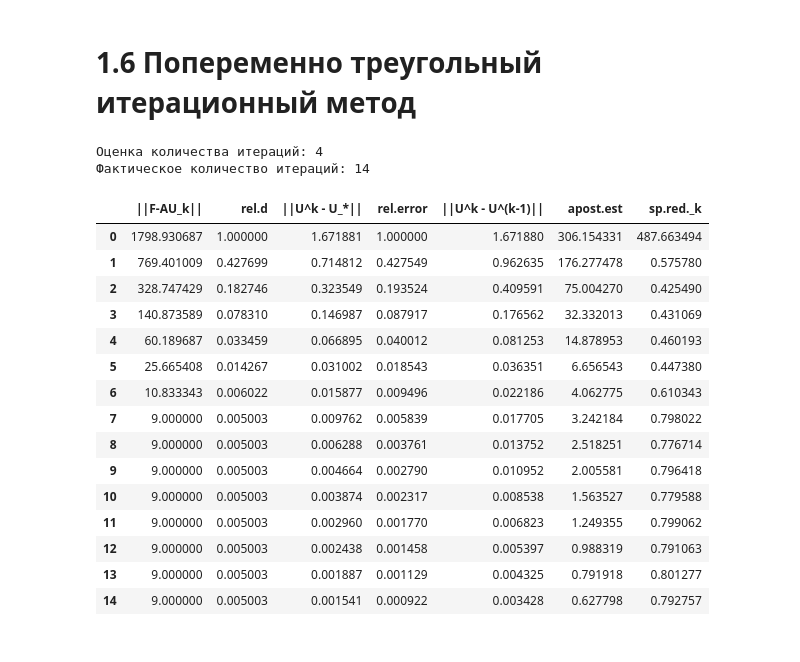
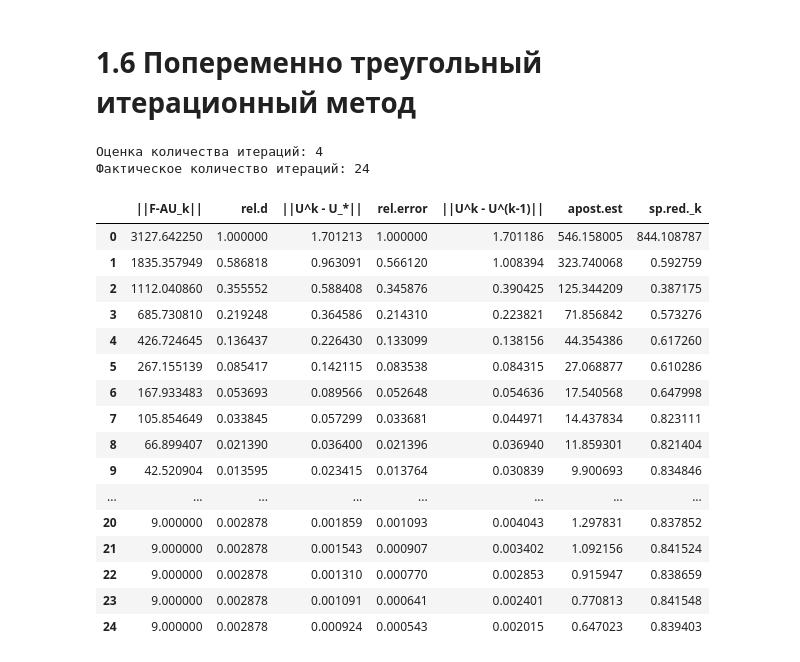
Before and after one commit to astatochek/mm-computational-workshop, a Jupyter notebook: 7-semester/note.ipynb, the cells around one changed output. Drawn from its saved outputs; the diff is of its cells as text; code cells hidden in the pictures.

```diff
--- a/7-semester/note.ipynb
+++ b/7-semester/note.ipynb
@@ -75,13 +93,13 @@ def get_char_table(solutions, exact, x_vec, y_vec, x_step, y_step, f_grid, init_
 # %%
 eps = 1e-3
 
-N = 20
-x_vec = np.linspace(0, 1, N + 1)
-x_step = x_vec[-1] / N
+N_x = 30
+x_vec = np.linspace(0, 1, N_x + 1)
+x_step = x_vec[-1] / N_x
 
-M = 20
-y_vec = np.linspace(0, 1, M + 1)
-y_step = y_vec[-1] / M
+N_y = 20
+y_vec = np.linspace(0, 1, N_y + 1)
+y_step = y_vec[-1] / N_y
 
 ksi = calc_ksi(c1, c2, d1, d2, x_step, y_step)
 
@@ -92,7 +110,9 @@ exact_solution_table = pd.DataFrame(data=exact_solution)
 
 u_0 = fill_boundary_grid(x_vec, y_vec)
 
-measure_of_approx = matrix_norm(calculate_lhu(exact_solution, x_vec, y_vec, x_step, y_step) + f_grid)
+measure_of_approx = matrix_norm(
+    calculate_lhu(exact_solution, x_vec, y_vec, x_step, y_step) + f_grid
+)
 
 init_approx = matrix_norm(calculate_lhu(u_0, x_vec, y_vec, x_step, y_step) + f_grid)
 
@@ -351,40 +471,61 @@ show_table(exact_solution_table, k_row=5, k_col=5)
 # %%
 from algorithms import triangular
 
-sigma = c1 * (4 / (x_step**2)) * ((np.sin((np.pi * x_step) / 2)) ** 2) + d1 * (4 / (y_step**2)) * ((np.sin((np.pi * y_step) / (2 * np.pi))) ** 2)
-delta = c2 * (4 / (x_step**2)) * ((np.cos((np.pi * x_step) / 2)) ** 2) + d2 * (4 / (y_step**2)) * ((np.cos((np.pi * y_step) / (2 * np.pi))) ** 2)
+sigma = c1 * (4 / (x_step**2)) * ((np.sin((np.pi * x_step) / 2)) ** 2) + d1 * (
+    4 / (y_step**2)
+) * ((np.sin((np.pi * y_step) / (2 * np.pi))) ** 2)
+delta = c2 * (4 / (x_step**2)) * ((np.cos((np.pi * x_step) / 2)) ** 2) + d2 * (
+    4 / (y_step**2)
+) * ((np.cos((np.pi * y_step) / (2 * np.pi))) ** 2)
 eta = sigma / delta
 omega = 2 / np.sqrt(sigma * delta)
 gamma_1 = sigma / (2 + 2 * np.sqrt(eta))
 gamma_2 = sigma / (4 * np.sqrt(eta))
 tau = 2 / (gamma_1 + gamma_2)
 ksi = gamma_1 / gamma_2
 
-solution_list, n_fact_iters = triangular.triangle_method(x_vec, y_vec, x_step, y_step, omega, tau, eps)
+solution_list, n_fact_iters = triangular.triangle_method(
+    x_vec, y_vec, x_step, y_step, omega, tau, eps
+)
 approx_solution_table = pd.DataFrame(data=solution_list[-1])
 
-char_table = get_char_table(solution_list, exact_solution, x_vec, y_vec, x_step, y_step, f_grid, init_approx, radius, u_0)
+char_table = get_char_table(
+    solution_list,
+    exact_solution,
+    x_vec,
+    y_vec,
+    x_step,
+    y_step,
+    f_grid,
+    init_approx,
+    radius,
+    u_0,
+)
 
-print("Оценка количества итераций:", num_iteration_approx(spectral_radius_approx(ksi), eps))
+print(
+    "Оценка количества итераций:",
+    num_iteration_approx(spectral_radius_approx(ksi), eps),
+)
 print("Фактическое количество итераций:", n_fact_iters)
 
 show_table(char_table, k_row=1)
 # %% [output]
 Оценка количества итераций: 4
-Фактическое количество итераций: 14
+Фактическое количество итераций: 24
 |  | ||F-AU_k|| | rel.d | ||U^k - U_*|| | rel.error | ||U^k - U^(k-1)|| | apost.est | sp.red._k |
-| 0 | 1798.930687 | 1.000000 | 1.671881 | 1.000000 | 1.671880 | 306.154331 | 487.663494 |
-| 1 | 769.401009 | 0.427699 | 0.714812 | 0.427549 | 0.962635 | 176.277478 | 0.575780 |
-| 2 | 328.747429 | 0.182746 | 0.323549 | 0.193524 | 0.409591 | 75.004270 | 0.425490 |
-| 3 | 140.873589 | 0.078310 | 0.146987 | 0.087917 | 0.176562 | 32.332013 | 0.431069 |
-| 4 | 60.189687 | 0.033459 | 0.066895 | 0.040012 | 0.081253 | 14.878953 | 0.460193 |
-| 5 | 25.665408 | 0.014267 | 0.031002 | 0.018543 | 0.036351 | 6.656543 | 0.447380 |
-| 6 | 10.833343 | 0.006022 | 0.015877 | 0.009496 | 0.022186 | 4.062775 | 0.610343 |
-| 7 | 9.000000 | 0.005003 | 0.009762 | 0.005839 | 0.017705 | 3.242184 | 0.798022 |
-| 8 | 9.000000 | 0.005003 | 0.006288 | 0.003761 | 0.013752 | 2.518251 | 0.776714 |
-| 9 | 9.000000 | 0.005003 | 0.004664 | 0.002790 | 0.010952 | 2.005581 | 0.796418 |
-| 10 | 9.000000 | 0.005003 | 0.003874 | 0.002317 | 0.008538 | 1.563527 | 0.779588 |
-| 11 | 9.000000 | 0.005003 | 0.002960 | 0.001770 | 0.006823 | 1.249355 | 0.799062 |
-| 12 | 9.000000 | 0.005003 | 0.002438 | 0.001458 | 0.005397 | 0.988319 | 0.791063 |
-| 13 | 9.000000 | 0.005003 | 0.001887 | 0.001129 | 0.004325 | 0.791918 | 0.801277 |
-| 14 | 9.000000 | 0.005003 | 0.001541 | 0.000922 | 0.003428 | 0.627798 | 0.792757 |
+| 0 | 3127.642250 | 1.000000 | 1.701213 | 1.000000 | 1.701186 | 546.158005 | 844.108787 |
+| 1 | 1835.357949 | 0.586818 | 0.963091 | 0.566120 | 1.008394 | 323.740068 | 0.592759 |
+| 2 | 1112.040860 | 0.355552 | 0.588408 | 0.345876 | 0.390425 | 125.344209 | 0.387175 |
+| 3 | 685.730810 | 0.219248 | 0.364586 | 0.214310 | 0.223821 | 71.856842 | 0.573276 |
+| 4 | 426.724645 | 0.136437 | 0.226430 | 0.133099 | 0.138156 | 44.354386 | 0.617260 |
+| 5 | 267.155139 | 0.085417 | 0.142115 | 0.083538 | 0.084315 | 27.068877 | 0.610286 |
+| 6 | 167.933483 | 0.053693 | 0.089566 | 0.052648 | 0.054636 | 17.540568 | 0.647998 |
+| 7 | 105.854649 | 0.033845 | 0.057299 | 0.033681 | 0.044971 | 14.437834 | 0.823111 |
+| 8 | 66.899407 | 0.021390 | 0.036400 | 0.021396 | 0.036940 | 11.859301 | 0.821404 |
+| 9 | 42.520904 | 0.013595 | 0.023415 | 0.013764 | 0.030839 | 9.900693 | 0.834846 |
+| ... | ... | ... | ... | ... | ... | ... | ... |
+| 20 | 9.000000 | 0.002878 | 0.001859 | 0.001093 | 0.004043 | 1.297831 | 0.837852 |
+| 21 | 9.000000 | 0.002878 | 0.001543 | 0.000907 | 0.003402 | 1.092156 | 0.841524 |
+| 22 | 9.000000 | 0.002878 | 0.001310 | 0.000770 | 0.002853 | 0.915947 | 0.838659 |
+| 23 | 9.000000 | 0.002878 | 0.001091 | 0.000641 | 0.002401 | 0.770813 | 0.841548 |
+| 24 | 9.000000 | 0.002878 | 0.000924 | 0.000543 | 0.002015 | 0.647023 | 0.839403 |
```
Also changed, not shown: parts of 28 cells of this notebook, 8 other files.
